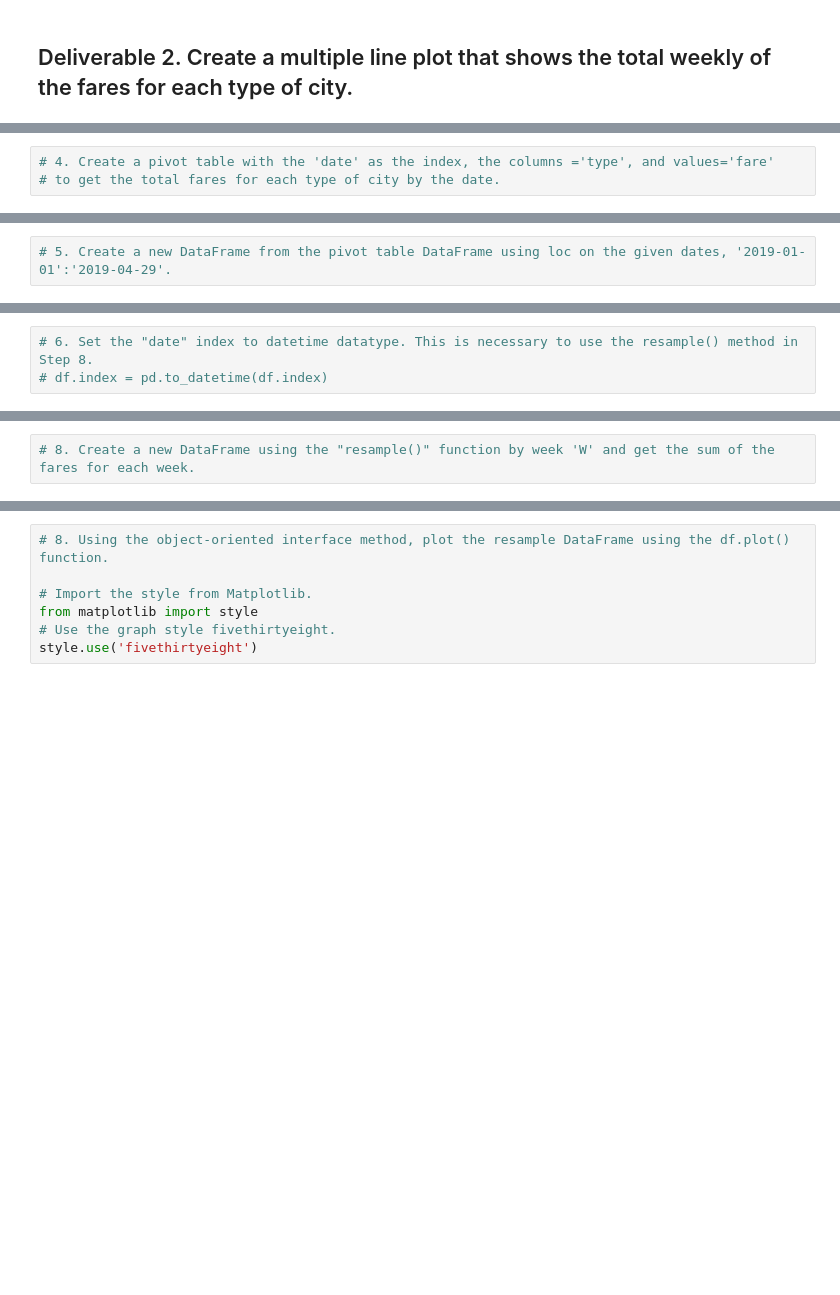
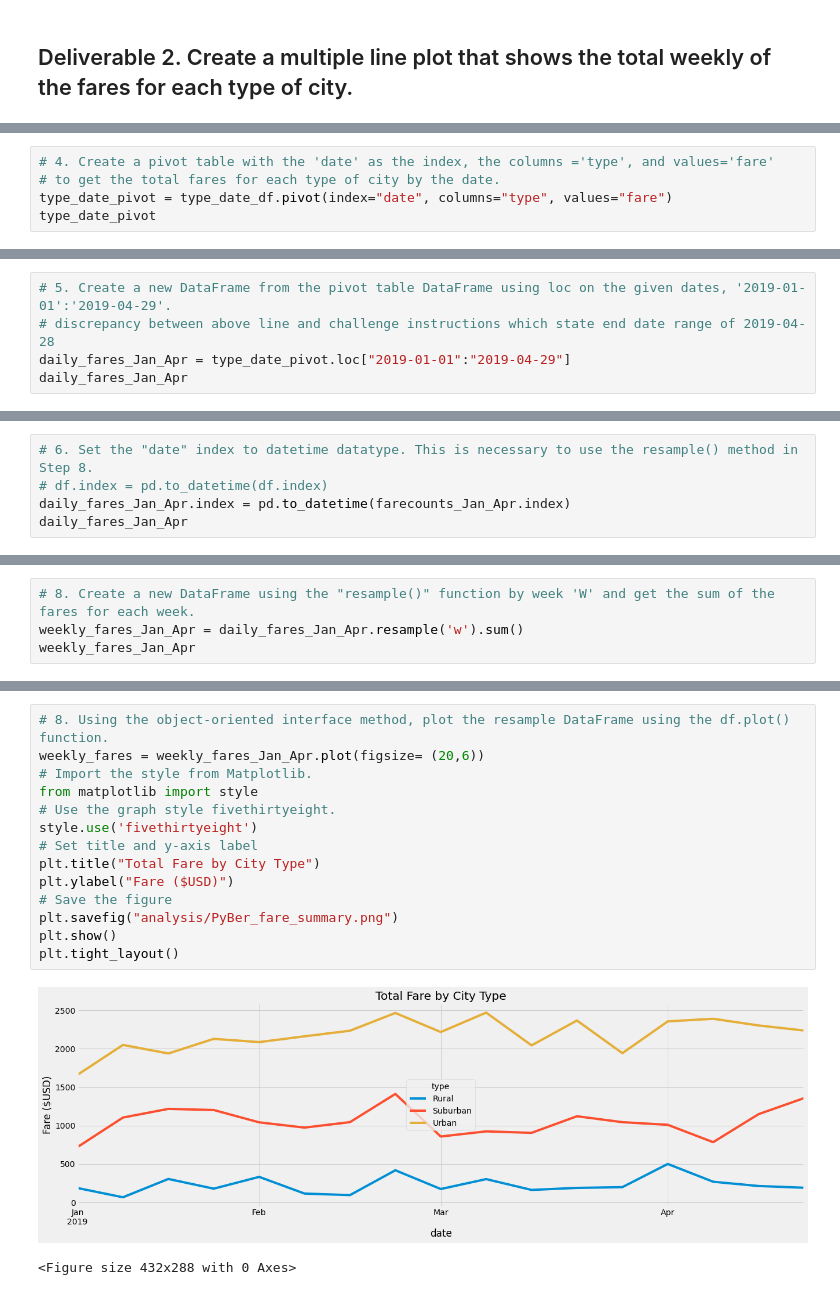
Before and after one commit to JorMerr/PyBer_Analysis, a Jupyter notebook: PyBer_Challenge.ipynb, the cells around one changed output, grey strips where cells are left out. Drawn from its saved outputs; the diff is of its cells as text; blank space fills up the shorter version.

Commit message:
Deliverable 2 completed, chart saved to analysis folder

```diff
--- a/PyBer_Challenge.ipynb
+++ b/PyBer_Challenge.ipynb
@@ -137,3 +186,5 @@ pyber_summary_df
 # %%
 # 4. Create a pivot table with the 'date' as the index, the columns ='type', and values='fare'
 # to get the total fares for each type of city by the date.
+type_date_pivot = type_date_df.pivot(index="date", columns="type", values="fare")
+type_date_pivot
@@ -140,2 +206,5 @@ pyber_summary_df
 # %%
 # 5. Create a new DataFrame from the pivot table DataFrame using loc on the given dates, '2019-01-01':'2019-04-29'.
+# discrepancy between above line and challenge instructions which state end date range of 2019-04-28
+daily_fares_Jan_Apr = type_date_pivot.loc["2019-01-01":"2019-04-29"]
+daily_fares_Jan_Apr
@@ -142,3 +226,5 @@ pyber_summary_df
 # %%
 # 6. Set the "date" index to datetime datatype. This is necessary to use the resample() method in Step 8.
 # df.index = pd.to_datetime(df.index)
+daily_fares_Jan_Apr.index = pd.to_datetime(farecounts_Jan_Apr.index)
+daily_fares_Jan_Apr
@@ -147,2 +260,4 @@ pyber_summary_df
 # %%
 # 8. Create a new DataFrame using the "resample()" function by week 'W' and get the sum of the fares for each week.
+weekly_fares_Jan_Apr = daily_fares_Jan_Apr.resample('w').sum()
+weekly_fares_Jan_Apr
@@ -149,7 +284,17 @@ pyber_summary_df
 # %%
 # 8. Using the object-oriented interface method, plot the resample DataFrame using the df.plot() function.
-
+weekly_fares = weekly_fares_Jan_Apr.plot(figsize= (20,6))
 # Import the style from Matplotlib.
 from matplotlib import style
 # Use the graph style fivethirtyeight.
 style.use('fivethirtyeight')
+# Set title and y-axis label
+plt.title("Total Fare by City Type")
+plt.ylabel("Fare ($USD)")
+# Save the figure
+plt.savefig("analysis/PyBer_fare_summary.png")
+plt.show()
+plt.tight_layout()
+# %% [output]
+[figure, added]
+<Figure size 432x288 with 0 Axes>
```
Also changed, not shown: parts of 8 cells of this notebook, 1 other file.
